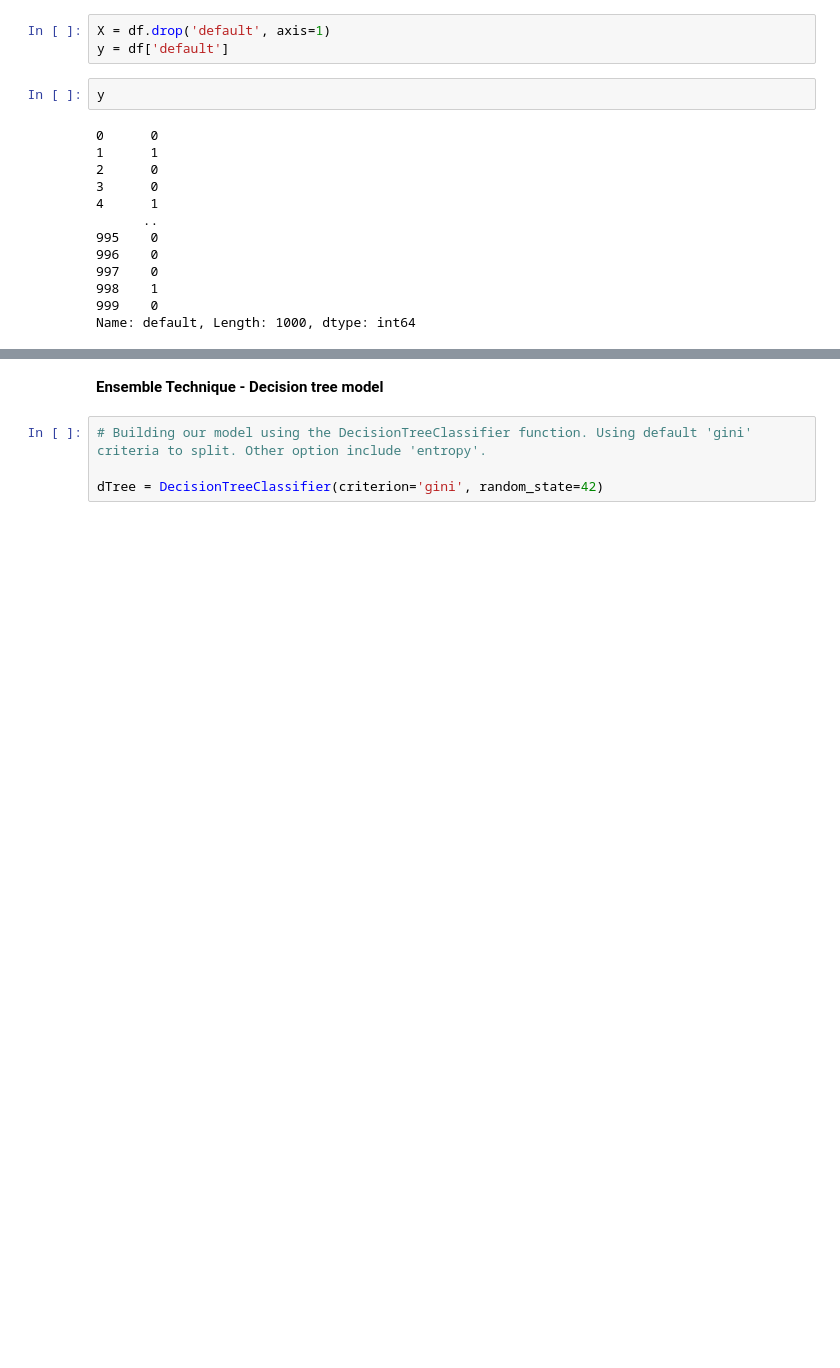
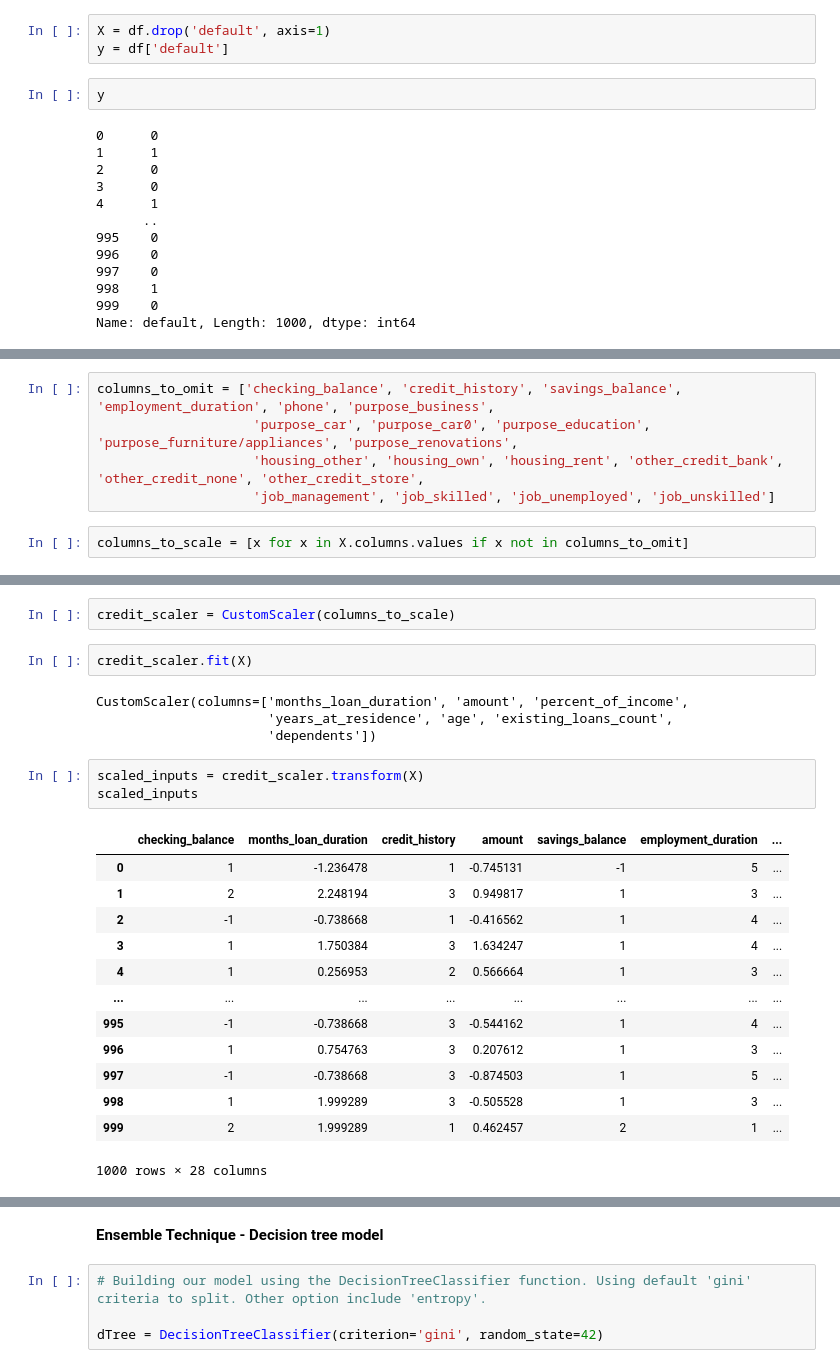
Before and after one commit to RochaErik/X-Ensemble-Techniques-Credit-Data, a Jupyter notebook: Ensemble_techniques_Credit_data.ipynb, the cells around one changed output, grey strips where cells are left out. Cells and saved outputs as stored; diff of their text form; blank space fills up the shorter version.

```diff
--- a/Ensemble_techniques_Credit_data.ipynb
+++ b/Ensemble_techniques_Credit_data.ipynb
@@ -186,0 +224,7 @@ Name: default, Length: 1000, dtype: int64
+# %%
+columns_to_omit = ['checking_balance', 'credit_history', 'savings_balance', 'employment_duration', 'phone', 'purpose_business',
+                    'purpose_car', 'purpose_car0', 'purpose_education', 'purpose_furniture/appliances', 'purpose_renovations',
+                    'housing_other', 'housing_own', 'housing_rent', 'other_credit_bank', 'other_credit_none', 'other_credit_store',
+                    'job_management', 'job_skilled', 'job_unemployed', 'job_unskilled']
+# %%
+columns_to_scale = [x for x in X.columns.values if x not in columns_to_omit]
@@ -186,0 +241,25 @@ Name: default, Length: 1000, dtype: int64
+# %%
+credit_scaler = CustomScaler(columns_to_scale)
+# %%
+credit_scaler.fit(X)
+# %% [output]
+CustomScaler(columns=['months_loan_duration', 'amount', 'percent_of_income',
+                      'years_at_residence', 'age', 'existing_loans_count',
+                      'dependents'])
+# %%
+scaled_inputs = credit_scaler.transform(X)
+scaled_inputs
+# %% [output]
+|  | checking_balance | months_loan_duration | credit_history | amount | savings_balance | employment_duration | ... |
+| 0 | 1 | -1.236478 | 1 | -0.745131 | -1 | 5 | ... |
+| 1 | 2 | 2.248194 | 3 | 0.949817 | 1 | 3 | ... |
+| 2 | -1 | -0.738668 | 1 | -0.416562 | 1 | 4 | ... |
+| 3 | 1 | 1.750384 | 3 | 1.634247 | 1 | 4 | ... |
+| 4 | 1 | 0.256953 | 2 | 0.566664 | 1 | 3 | ... |
+| ... | ... | ... | ... | ... | ... | ... | ... |
+| 995 | -1 | -0.738668 | 3 | -0.544162 | 1 | 4 | ... |
+| 996 | 1 | 0.754763 | 3 | 0.207612 | 1 | 3 | ... |
+| 997 | -1 | -0.738668 | 3 | -0.874503 | 1 | 5 | ... |
+| 998 | 1 | 1.999289 | 3 | -0.505528 | 1 | 3 | ... |
+| 999 | 2 | 1.999289 | 1 | 0.462457 | 2 | 1 | ... |
+1000 rows × 28 columns
```
Also changed, not shown: parts of 11 cells of this notebook, 2 other files.
